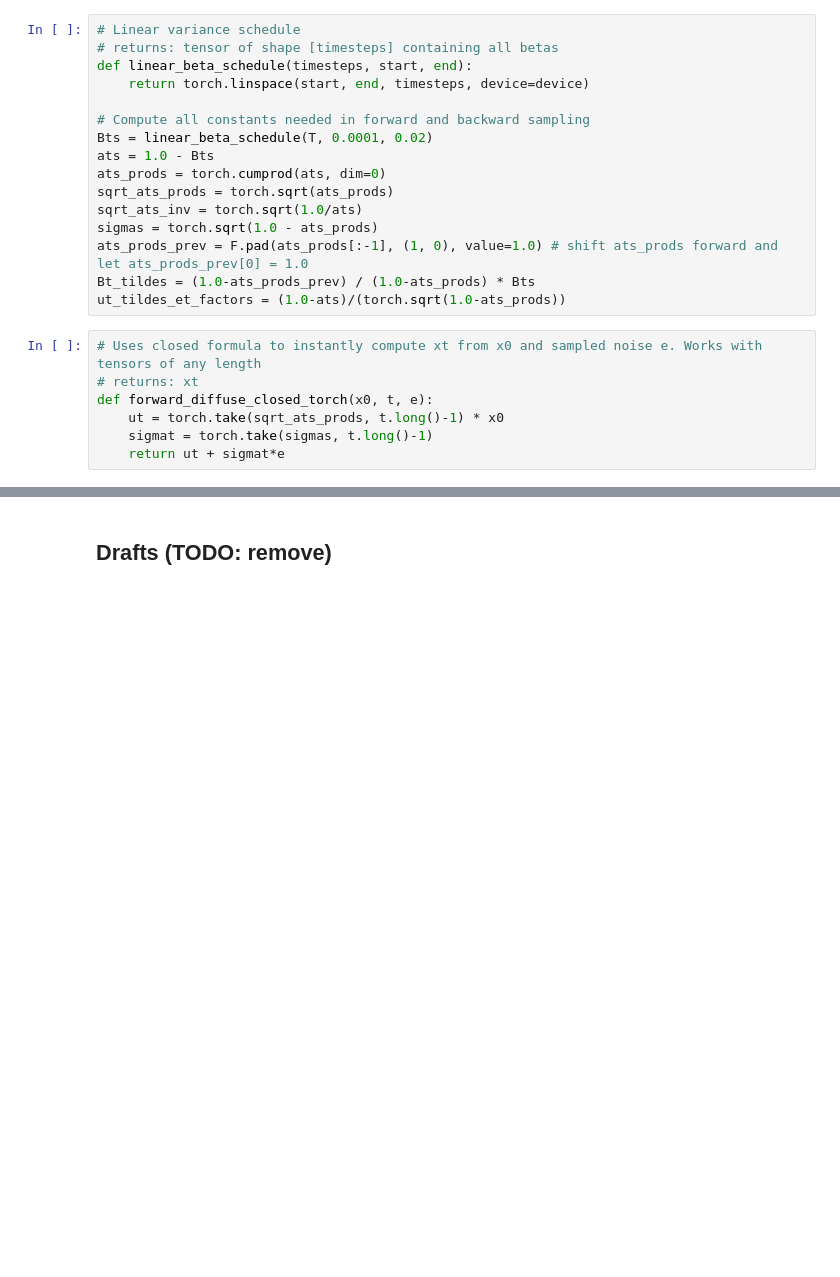
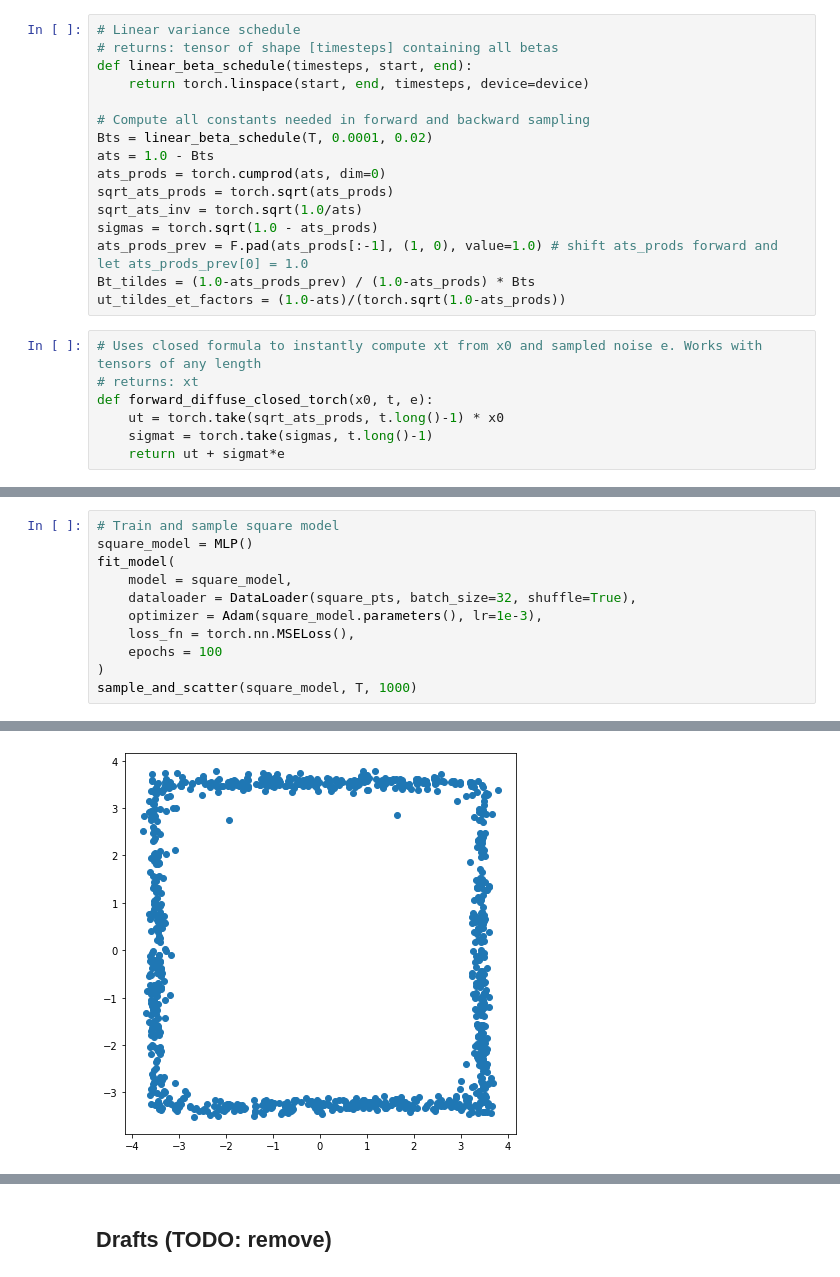
Before and after one commit to ZyzzGit/diffusion, a Jupyter notebook: DiffusionModels.ipynb, the cells around one changed output, grey strips where cells are left out. Cells and saved outputs as stored; diff of their text form; blank space fills up the shorter version.

```diff
--- a/DiffusionModels.ipynb
+++ b/DiffusionModels.ipynb
@@ -338,0 +341,12 @@ sample_and_scatter(model, T, 1000)
+# %%
+# Train and sample square model
+square_model = MLP()
+fit_model(
+    model = square_model,
+    dataloader = DataLoader(square_pts, batch_size=32, shuffle=True),
+    optimizer = Adam(square_model.parameters(), lr=1e-3),
+    loss_fn = torch.nn.MSELoss(),
+    epochs = 100
+)
+sample_and_scatter(square_model, T, 1000)
+# %% [output]
@@ -338,0 +370 @@ sample_and_scatter(model, T, 1000)
+[figure, added]
```
Also changed, not shown: parts of 7 cells of this notebook.
